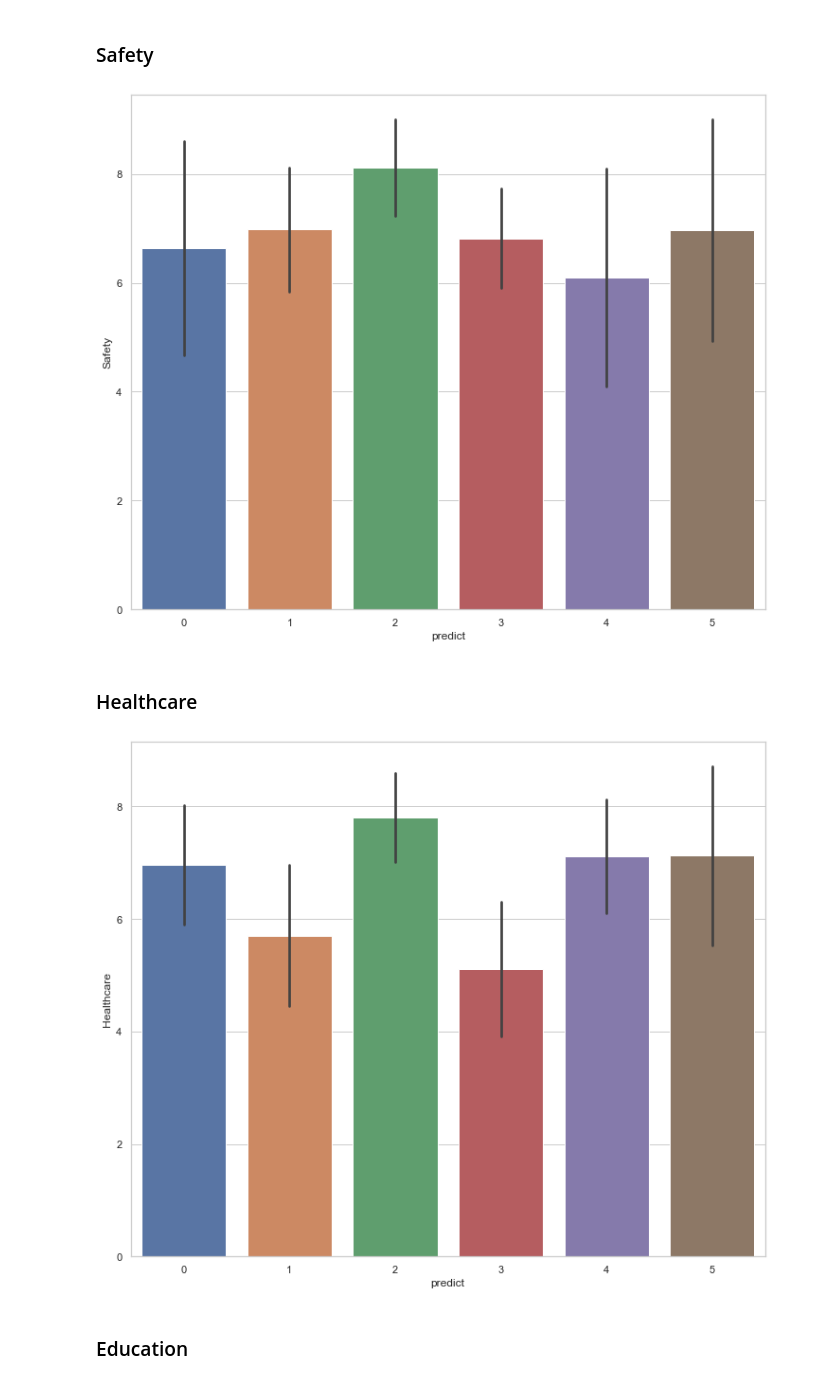
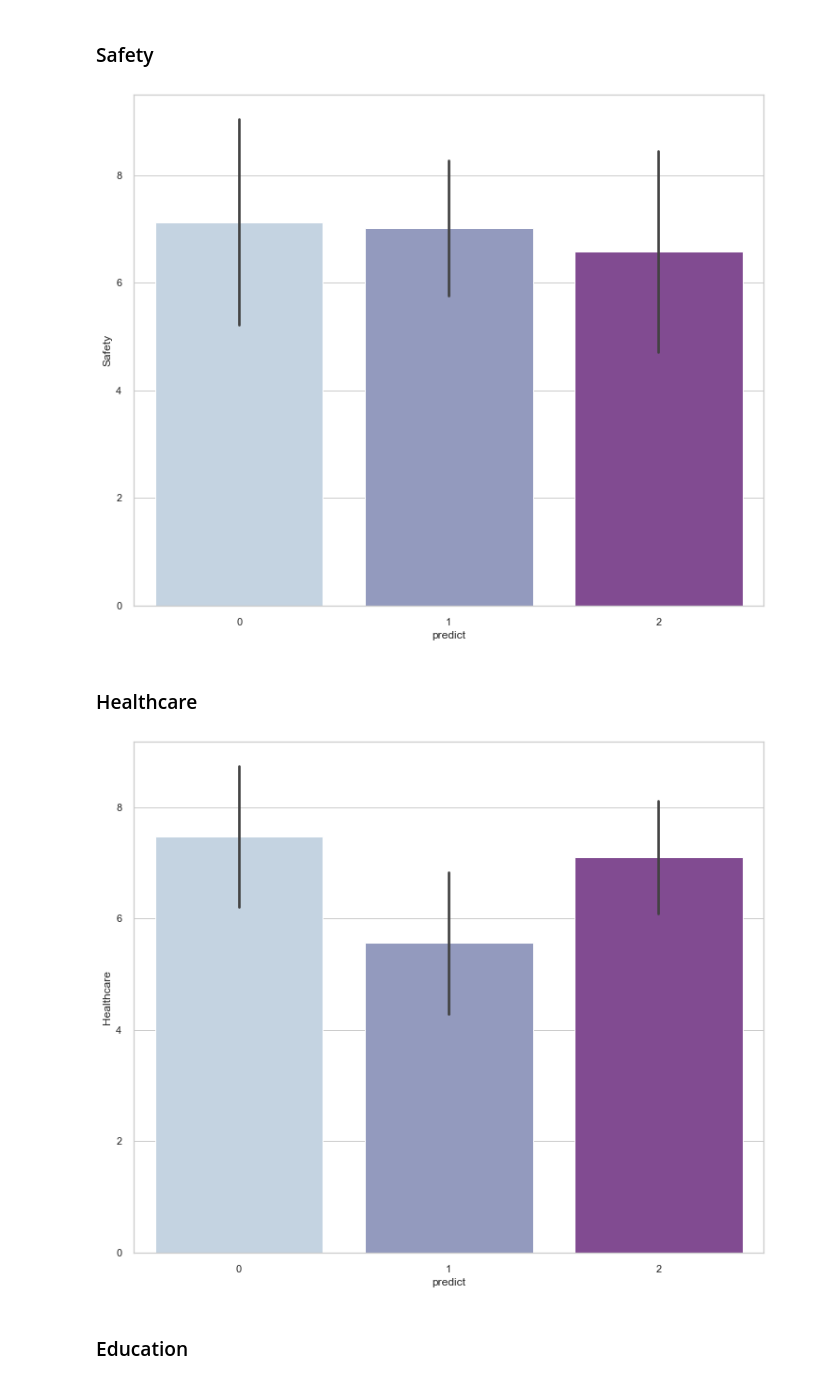
Before and after one commit to daniela-arias/Choose-to-live-better, a Jupyter notebook: Notebooks/PCA_Clusters_score.ipynb, the cells around one changed output. Cells and saved outputs as stored; diff of their text form; code cells hidden in the pictures.

```diff
--- a/Notebooks/PCA_Clusters_score.ipynb
+++ b/Notebooks/PCA_Clusters_score.ipynb
@@ -114,6 +116,6 @@ plt.xticks(range(1,31));
 # %% [markdown]
 ## We train the algorithm
 # %%
-km = KMeans(n_clusters=6)
+km = KMeans(n_clusters=3)
 km.fit(df2)
 # %% [output]
@@ -274,15 +260,15 @@ barplot = sns.barplot(x="predict", y="Travel Connectivity", data=df,ci="sd")
 # %% [markdown]
 ### Safety
 # %%
-barplot = sns.barplot(x="predict", y="Safety", data=df,ci="sd")
+barplot = sns.barplot(x="predict", y="Safety", data=df,palette ="BuPu",ci="sd")
 # %% [output]
-[figure, old version]
+[figure, new version]
 # %% [markdown]
 ### Healthcare
 # %%
-barplot = sns.barplot(x="predict", y="Healthcare", data=df,ci="sd")
+barplot = sns.barplot(x="predict", y="Healthcare", data=df,palette ="BuPu",ci="sd")
 # %% [output]
-[figure, old version]
+[figure, new version]
 # %% [markdown]
 ### Education
 # %%
```
Also changed, not shown: parts of 43 cells of this notebook, 14 other files.
